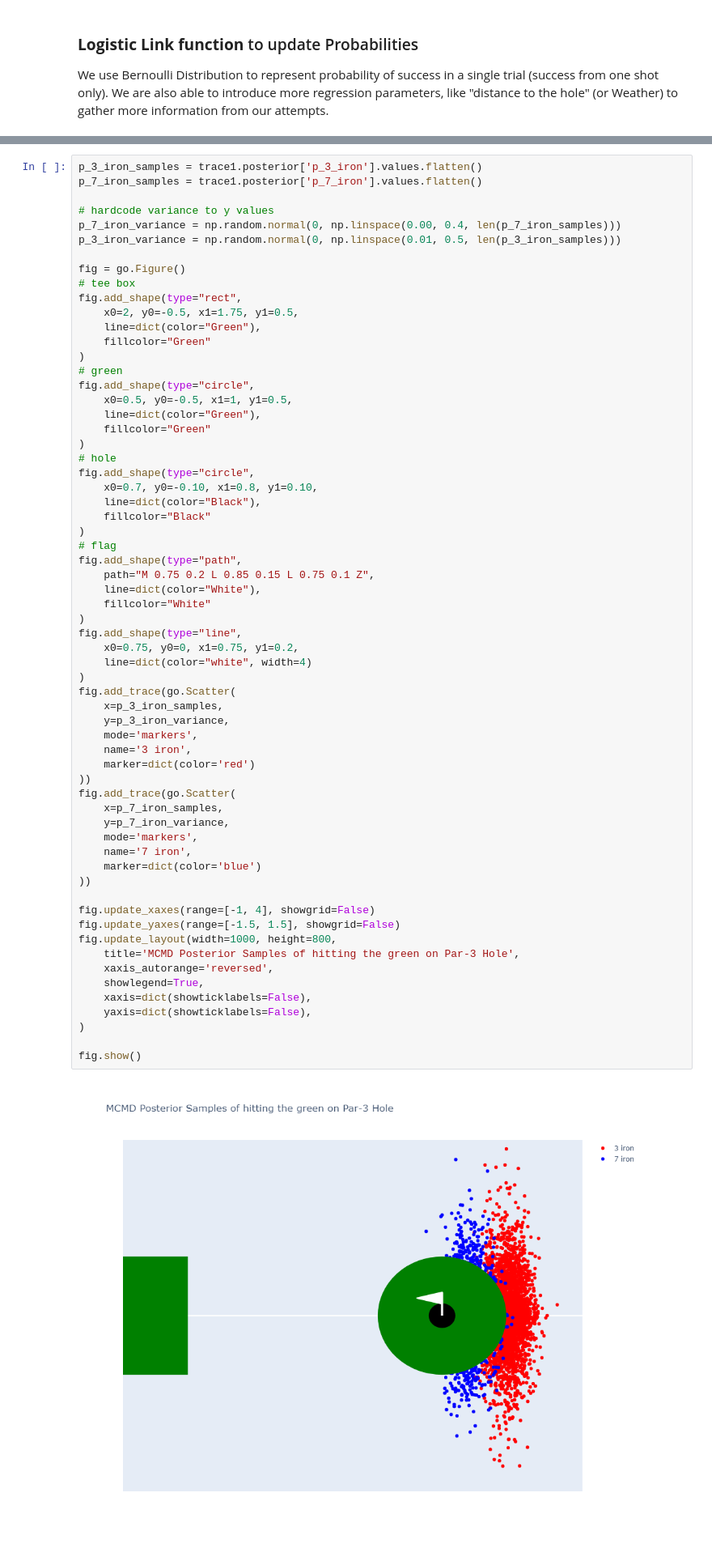
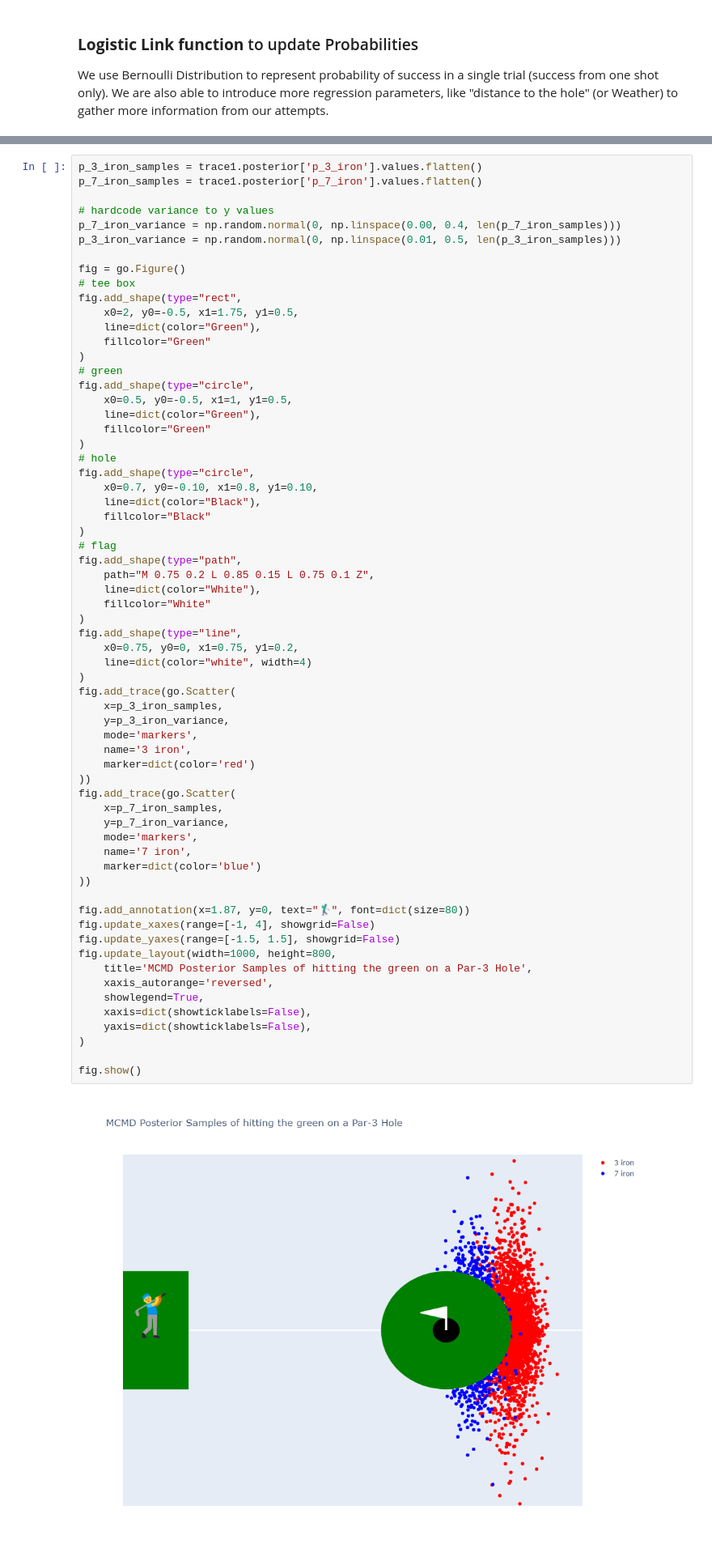
Before and after one commit to viczommers/Bayesian-Golf, a Jupyter notebook: BayesianGolf.ipynb, the cells around one changed output, grey strips where cells are left out. Shown: that part at 81% size. Cells and saved outputs as stored; diff of their text form.

Commit message:
scatter plot updated

```diff
--- a/BayesianGolf.ipynb
+++ b/BayesianGolf.ipynb
@@ -321,35 +321,36 @@ fig.add_shape(type="path",
 fig.add_shape(type="line",
     x0=0.75, y0=0, x1=0.75, y1=0.2,
     line=dict(color="white", width=4)
 )
 fig.add_trace(go.Scatter(
     x=p_3_iron_samples,
     y=p_3_iron_variance,
     mode='markers',
     name='3 iron',
     marker=dict(color='red')
 ))
 fig.add_trace(go.Scatter(
     x=p_7_iron_samples,
     y=p_7_iron_variance,
     mode='markers',
     name='7 iron',
     marker=dict(color='blue')
 ))
 
+fig.add_annotation(x=1.87, y=0, text="🏌️‍♂️", font=dict(size=80))
 fig.update_xaxes(range=[-1, 4], showgrid=False)
 fig.update_yaxes(range=[-1.5, 1.5], showgrid=False)
 fig.update_layout(width=1000, height=800,
-    title='MCMD Posterior Samples of hitting the green on Par-3 Hole',
+    title='MCMD Posterior Samples of hitting the green on a Par-3 Hole',
     xaxis_autorange='reversed',
     showlegend=True,
     xaxis=dict(showticklabels=False),
     yaxis=dict(showticklabels=False),
 )
 
 fig.show()
 # %% [output]
-[figure, old version]
+[figure, new version]
 # %% [markdown]
 Just a quick hack to render plotly as png for github repo:
 # %%
```
Also changed, not shown: parts of 7 cells of this notebook, 2 other files.
